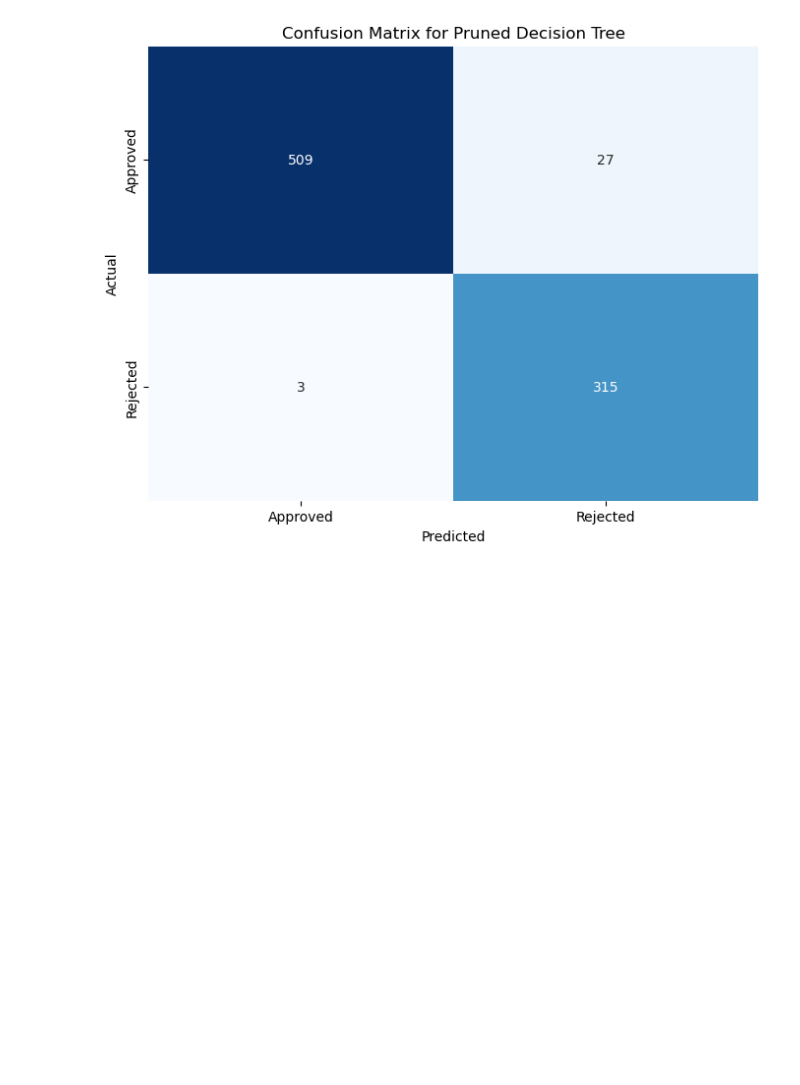
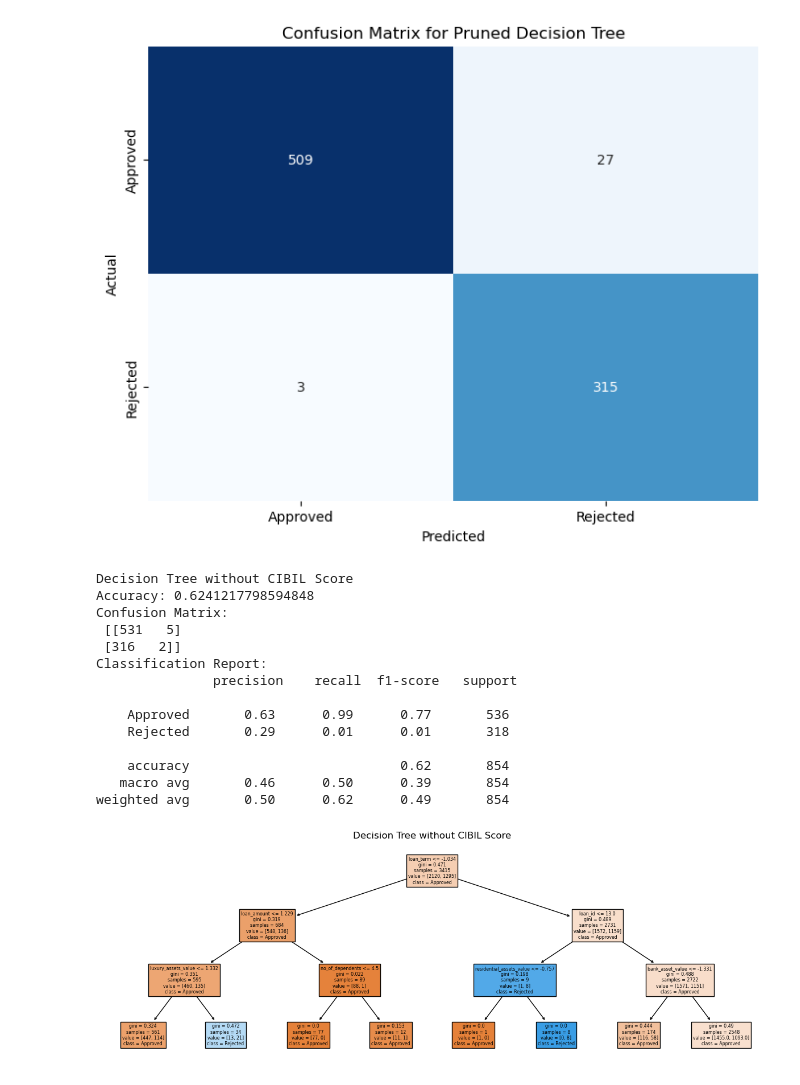
Before and after one commit to Group-6-Software-Development/Data-Handling-and-Machine-Learning, a Jupyter notebook: Home Assignments/Task 6 - Project.ipynb, the cells around one changed output. Saved outputs shown, nothing was run; the diff lists cells and outputs as text; code cells hidden in the pictures; blank space fills up the shorter version.

Commit message:
Decision tree without cibil score and with the importance feature also

```diff
--- a/Home Assignments/Task 6 - Project.ipynb
+++ b/Home Assignments/Task 6 - Project.ipynb
@@ -505,3 +505,48 @@ plot_confusion_matrix(cm_pruned, 'Pruned Decision Tree')
 # %% [output]
 [figure]
 [figure]
+# %%
+# Select features without 'cibil_score'
+X_no_cibil = df.drop(['cibil_score', 'loan_status'], axis=1)
+y = df['loan_status']
+
+# Split the data: 80% training, 20% testing
+X_train_no_cibil, X_test_no_cibil, y_train, y_test = train_test_split(X_no_cibil, y, test_size=0.2, random_state=42)
+
+# Initialize the decision tree classifier
+dt_classifier = DecisionTreeClassifier(max_depth=3,random_state=42)
+
+# Train the model without the CIBIL score
+dt_classifier.fit(X_train_no_cibil, y_train)
+
+# Predict on the test set without CIBIL score
+y_pred_no_cibil = dt_classifier.predict(X_test_no_cibil)
+
+# Evaluate the model without CIBIL score
+print("Decision Tree without CIBIL Score")
+print("Accuracy:", accuracy_score(y_test, y_pred_no_cibil))
+print("Confusion Matrix:\n", confusion_matrix(y_test, y_pred_no_cibil))
+print("Classification Report:\n", classification_report(y_test, y_pred_no_cibil))
+
+# Plot the decision tree without CIBIL score
+plt.figure(figsize=(15, 5))
+plot_tree(dt_classifier, feature_names=X_no_cibil.columns, class_names=['Approved', 'Rejected'], filled=True)
+plt.title("Decision Tree without CIBIL Score")
+
+plt.show()
+# %% [output]
+Decision Tree without CIBIL Score
+Accuracy: 0.6241217798594848
+Confusion Matrix:
+ [[531   5]
+ [316   2]]
+Classification Report:
+               precision    recall  f1-score   support
+
+    Approved       0.63      0.99      0.77       536
+    Rejected       0.29      0.01      0.01       318
+
+    accuracy                           0.62       854
+   macro avg       0.46      0.50      0.39       854
+weighted avg       0.50      0.62      0.49       854
+[figure, added]
```
Also changed, not shown: parts of 1 cell of this notebook.
